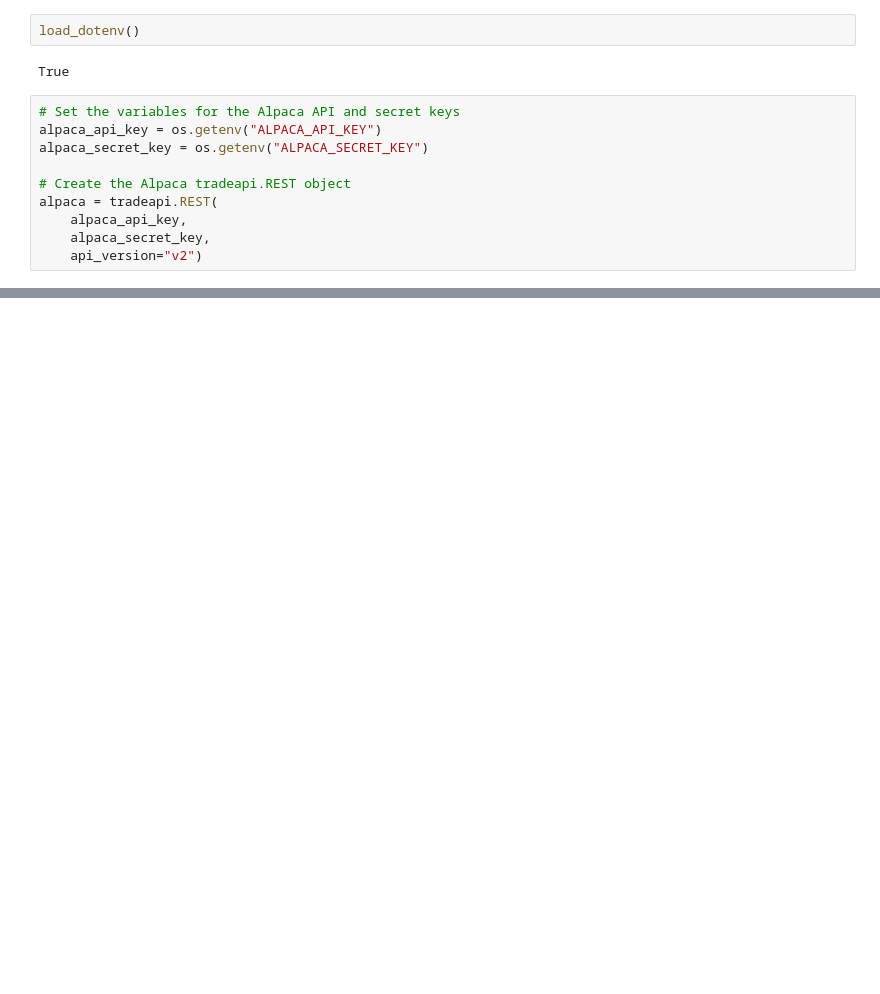
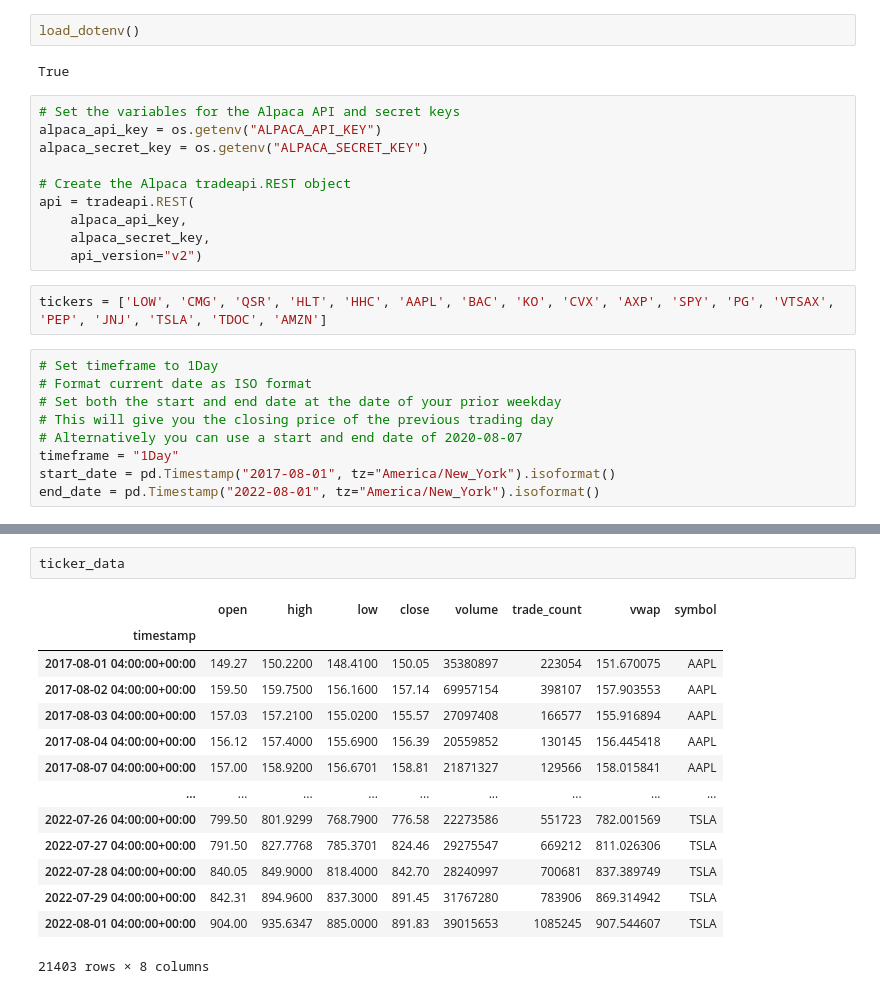
Before and after one commit to JeffSmith-ok/Stock_Project, a Jupyter notebook: Nasdaq_selected_MC.ipynb, the cells around one changed output, grey strips where cells are left out. Drawn from its saved outputs; the diff is of its cells as text; blank space fills up the shorter version.

```diff
--- a/Nasdaq_selected_MC.ipynb
+++ b/Nasdaq_selected_MC.ipynb
@@ -20,7 +22,18 @@ alpaca_api_key = os.getenv("ALPACA_API_KEY")
 alpaca_secret_key = os.getenv("ALPACA_SECRET_KEY")
 
 # Create the Alpaca tradeapi.REST object
-alpaca = tradeapi.REST(
+api = tradeapi.REST(
     alpaca_api_key,
     alpaca_secret_key,
     api_version="v2")
+# %%
+tickers = ['LOW', 'CMG', 'QSR', 'HLT', 'HHC', 'AAPL', 'BAC', 'KO', 'CVX', 'AXP', 'SPY', 'PG', 'VTSAX', 'PEP', 'JNJ', 'TSLA', 'TDOC', 'AMZN']
+# %%
+# Set timeframe to 1Day
+# Format current date as ISO format
+# Set both the start and end date at the date of your prior weekday
+# This will give you the closing price of the previous trading day
+# Alternatively you can use a start and end date of 2020-08-07
+timeframe = "1Day"
+start_date = pd.Timestamp("2017-08-01", tz="America/New_York").isoformat()
+end_date = pd.Timestamp("2022-08-01", tz="America/New_York").isoformat()
@@ -26,0 +47,17 @@ alpaca = tradeapi.REST(
+# %%
+ticker_data
+# %% [output]
+|  | open | high | low | close | volume | trade_count | vwap | symbol |
+| timestamp |  |  |  |  |  |  |  |  |
+| 2017-08-01 04:00:00+00:00 | 149.27 | 150.2200 | 148.4100 | 150.05 | 35380897 | 223054 | 151.670075 | AAPL |
+| 2017-08-02 04:00:00+00:00 | 159.50 | 159.7500 | 156.1600 | 157.14 | 69957154 | 398107 | 157.903553 | AAPL |
+| 2017-08-03 04:00:00+00:00 | 157.03 | 157.2100 | 155.0200 | 155.57 | 27097408 | 166577 | 155.916894 | AAPL |
+| 2017-08-04 04:00:00+00:00 | 156.12 | 157.4000 | 155.6900 | 156.39 | 20559852 | 130145 | 156.445418 | AAPL |
+| 2017-08-07 04:00:00+00:00 | 157.00 | 158.9200 | 156.6701 | 158.81 | 21871327 | 129566 | 158.015841 | AAPL |
+| ... | ... | ... | ... | ... | ... | ... | ... | ... |
+| 2022-07-26 04:00:00+00:00 | 799.50 | 801.9299 | 768.7900 | 776.58 | 22273586 | 551723 | 782.001569 | TSLA |
+| 2022-07-27 04:00:00+00:00 | 791.50 | 827.7768 | 785.3701 | 824.46 | 29275547 | 669212 | 811.026306 | TSLA |
+| 2022-07-28 04:00:00+00:00 | 840.05 | 849.9000 | 818.4000 | 842.70 | 28240997 | 700681 | 837.389749 | TSLA |
+| 2022-07-29 04:00:00+00:00 | 842.31 | 894.9600 | 837.3000 | 891.45 | 31767280 | 783906 | 869.314942 | TSLA |
+| 2022-08-01 04:00:00+00:00 | 904.00 | 935.6347 | 885.0000 | 891.83 | 39015653 | 1085245 | 907.544607 | TSLA |
+21403 rows × 8 columns
```
Also changed, not shown: parts of 18 cells of this notebook.
